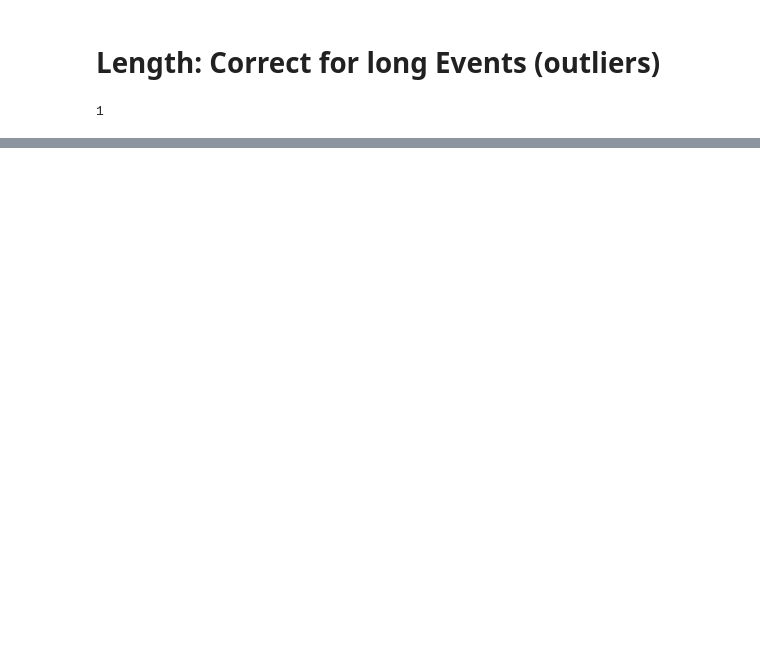
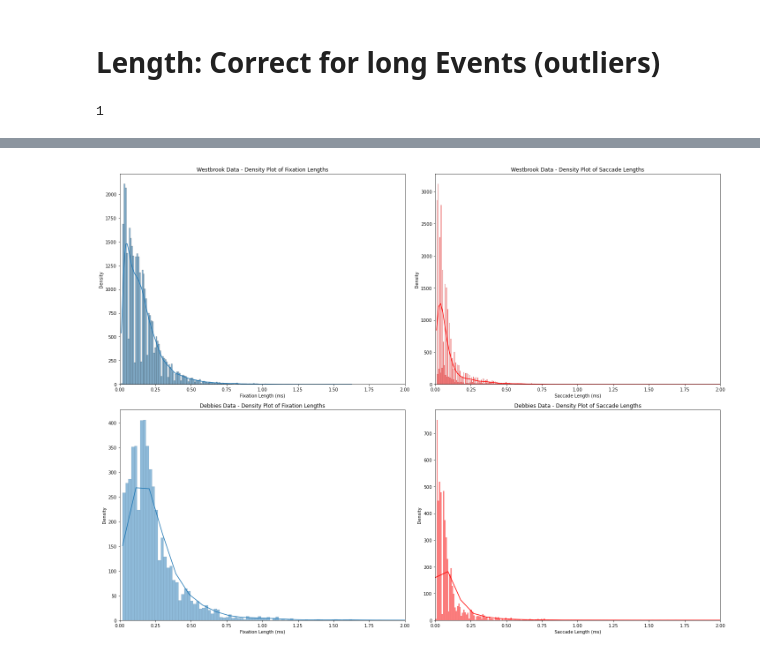
Before and after one commit to JasminLWalter/VR-EyeTracking-GraphTheory, a Jupyter notebook: GraphTheory_ET_VR_Westbrueck/Pre-processing2023/step3_gaze_processing.ipynb, the cells around one changed output, grey strips where cells are left out. Saved outputs shown, nothing was run; the diff lists cells and outputs as text; code cells hidden in the pictures; blank space fills up the shorter version.

```diff
--- a/GraphTheory_ET_VR_Westbrueck/Pre-processing2023/step3_gaze_processing.ipynb
+++ b/GraphTheory_ET_VR_Westbrueck/Pre-processing2023/step3_gaze_processing.ipynb
@@ -2006,0 +3362,57 @@ missing files detected in part 2
+# %%
+goodData.head()
+fixation_durations2 = []
+saccade_durations2 = []
+
+fixation_start_time = None
+saccade_start_time = None
+
+# Iterate through the DataFrame to find start and end times
+for index, row in goodData.iterrows():
+    if row['events'] == 2.0:
+        fixation_start_time = row['time']
+    elif row['events'] == -2.0 and fixation_start_time is not None:
+        fixation_durations2.append((row['time'] - fixation_start_time))
+        fixation_start_time = None
+    elif row['events'] == 1.0:
+        saccade_start_time = row['time']
+    elif row['events'] == -1.0 and saccade_start_time is not None:
+        saccade_durations2.append((row['time'] - saccade_start_time))
+        saccade_start_time = None
+# %%
+# Step 2: Create a density plot and histogram of fixation and saccade lengths
+fig, axs = plt.subplots(nrows=2, ncols=2, figsize=(20, 15))
+
+# axs[0].hist(fixation_durations,  bins=155,color='blue', alpha=0.7, label='Fixation Lengths')
+sns.histplot(fixation_durations, kde=True, ax = axs[0,0])
+axs[0,0].set_title('Westbrook Data - Density Plot of Fixation Lengths')
+axs[0,0].set_xlabel('Fixation Length (ms)')
+axs[0,0].set_ylabel('Density')
+axs[0,0].set_xlim(0,2)
+
+# axs[1].hist(saccade_durations, bins=155,  color='red', alpha=0.7, label='Saccade Lengths')
+sns.histplot(saccade_durations, kde=True,color='red', ax = axs[0,1])
+axs[0,1].set_title('Westbrook Data - Density Plot of Saccade Lengths')
+axs[0,1].set_xlabel('Saccade Length (ms)')
+axs[0,1].set_ylabel('Density')
+axs[0,1].set_xlim(0,2)
+
+
+# axs[0].hist(fixation_durations,  bins=155,color='blue', alpha=0.7, label='Fixation Lengths')
+sns.histplot(fixation_durations2, kde=True, ax = axs[1,0])
+axs[1,0].set_title('Debbies Data - Density Plot of Fixation Lengths')
+axs[1,0].set_xlabel('Fixation Length (ms)')
+axs[1,0].set_ylabel('Density')
+axs[1,0].set_xlim(0,2)
+
+# axs[1].hist(saccade_durations, bins=155,  color='red', alpha=0.7, label='Saccade Lengths')
+sns.histplot(saccade_durations2, kde=True, color='red',ax = axs[1,1])
+axs[1,1].set_title('Debbies Data - Density Plot of Saccade Lengths')
+axs[1,1].set_xlabel('Saccade Length (ms)')
+axs[1,1].set_ylabel('Density')
+axs[1,1].set_xlim(0,2)
+
+plt.tight_layout()
+plt.show()
+# %% [output]
+[figure, added]
```
Also changed, not shown: parts of 66 cells of this notebook.
